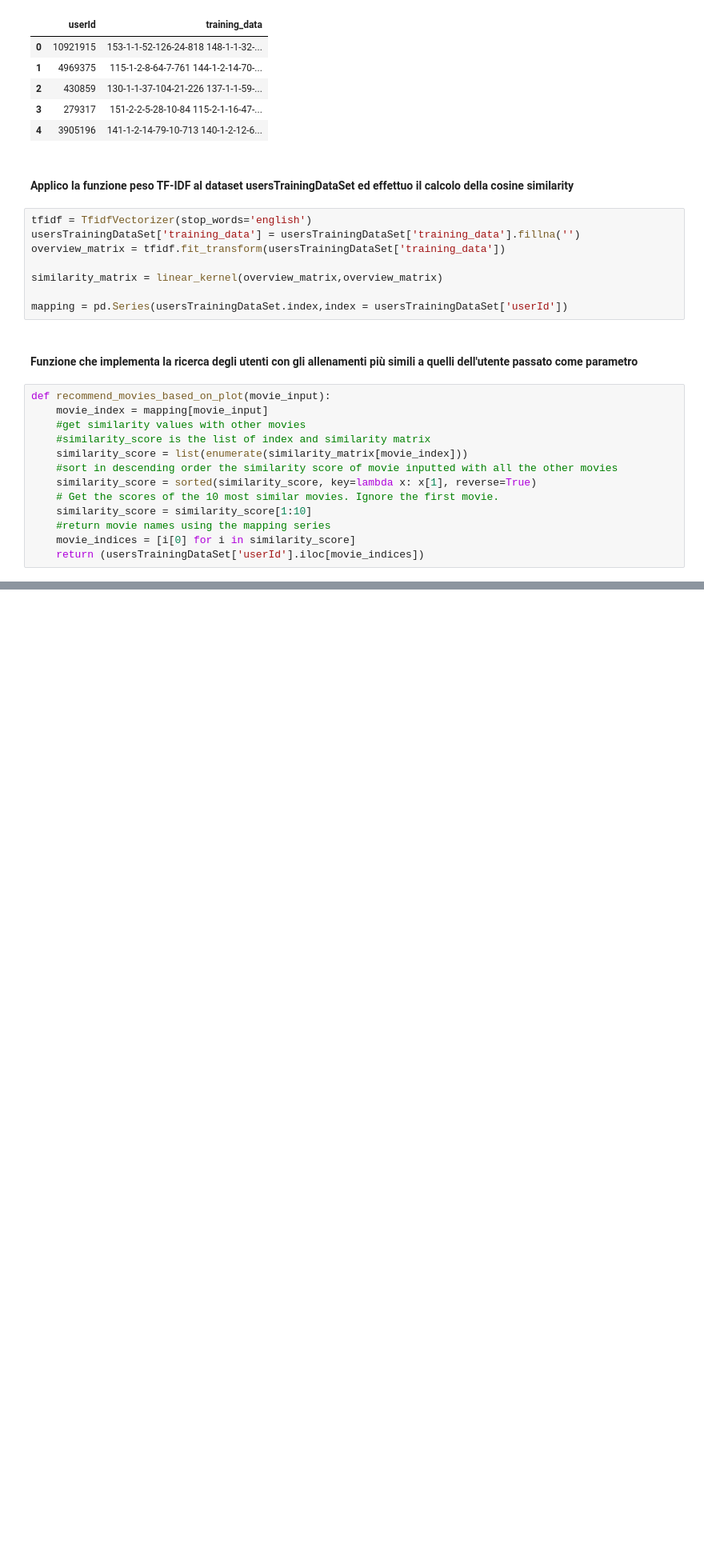
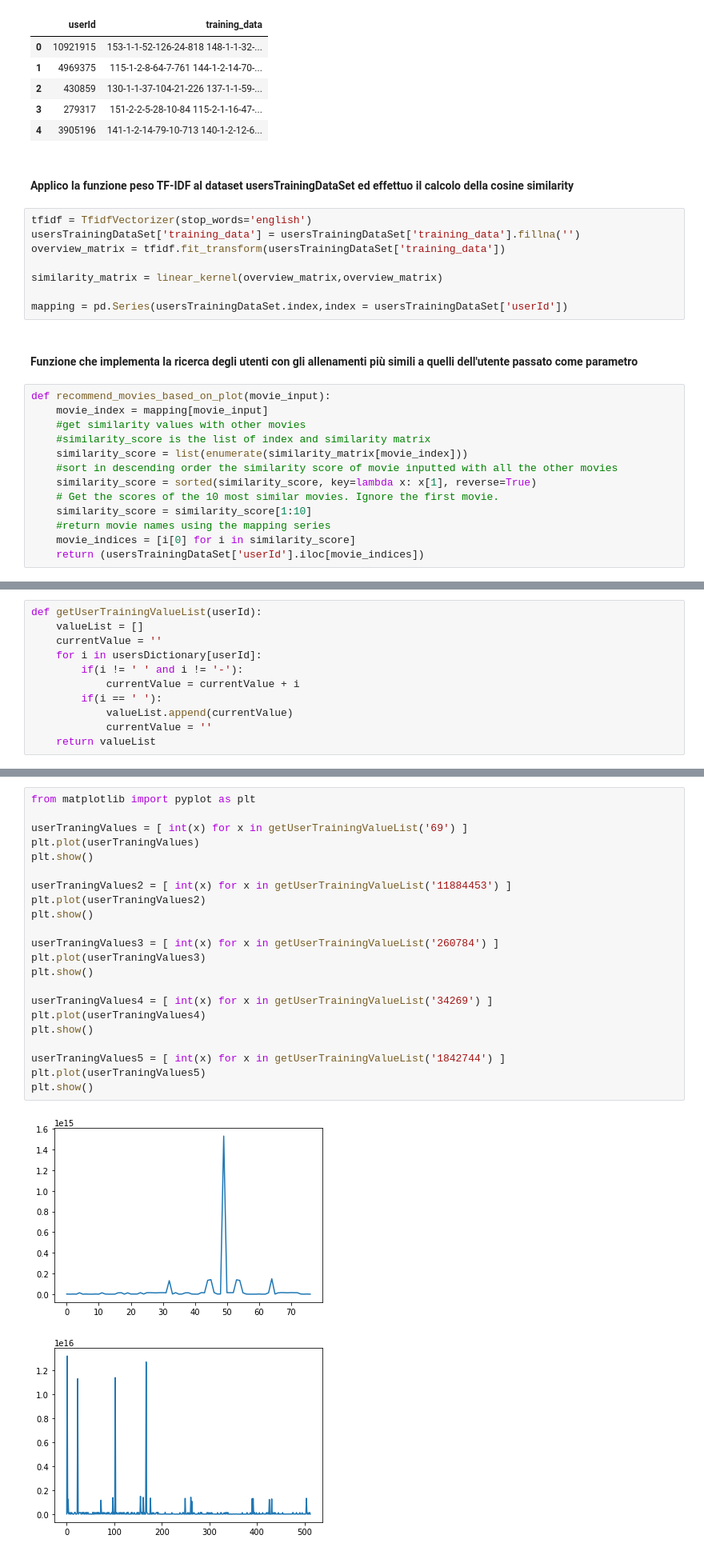
Before and after one commit to GioSacco/Progetto-SII, a Jupyter notebook: RS_basato_su_filtri_collaborativi.ipynb, the cells around one changed output, grey strips where cells are left out. Shown at 80% size. Saved outputs shown, nothing was run; the diff lists cells and outputs as text; blank space fills up the shorter version.

```diff
--- a/RS_basato_su_filtri_collaborativi.ipynb
+++ b/RS_basato_su_filtri_collaborativi.ipynb
@@ -229,0 +231,11 @@ Name: userId, dtype: object
+# %%
+def getUserTrainingValueList(userId):
+    valueList = []
+    currentValue = ''
+    for i in usersDictionary[userId]:
+        if(i != ' ' and i != '-'):
+            currentValue = currentValue + i
+        if(i == ' '):
+            valueList.append(currentValue)
+            currentValue = ''
+    return valueList
@@ -229,0 +255,25 @@ Name: userId, dtype: object
+# %%
+from matplotlib import pyplot as plt
+
+userTraningValues = [ int(x) for x in getUserTrainingValueList('69') ]
+plt.plot(userTraningValues)
+plt.show()
+
+userTraningValues2 = [ int(x) for x in getUserTrainingValueList('11884453') ]
+plt.plot(userTraningValues2)
+plt.show()
+
+userTraningValues3 = [ int(x) for x in getUserTrainingValueList('260784') ]
+plt.plot(userTraningValues3)
+plt.show()
+
+userTraningValues4 = [ int(x) for x in getUserTrainingValueList('34269') ]
+plt.plot(userTraningValues4)
+plt.show()
+
+userTraningValues5 = [ int(x) for x in getUserTrainingValueList('1842744') ]
+plt.plot(userTraningValues5)
+plt.show()
+# %% [output]
+[figure, added]
+[figure, added]
```
Also changed, not shown: parts of 8 cells of this notebook, 1 other file.
